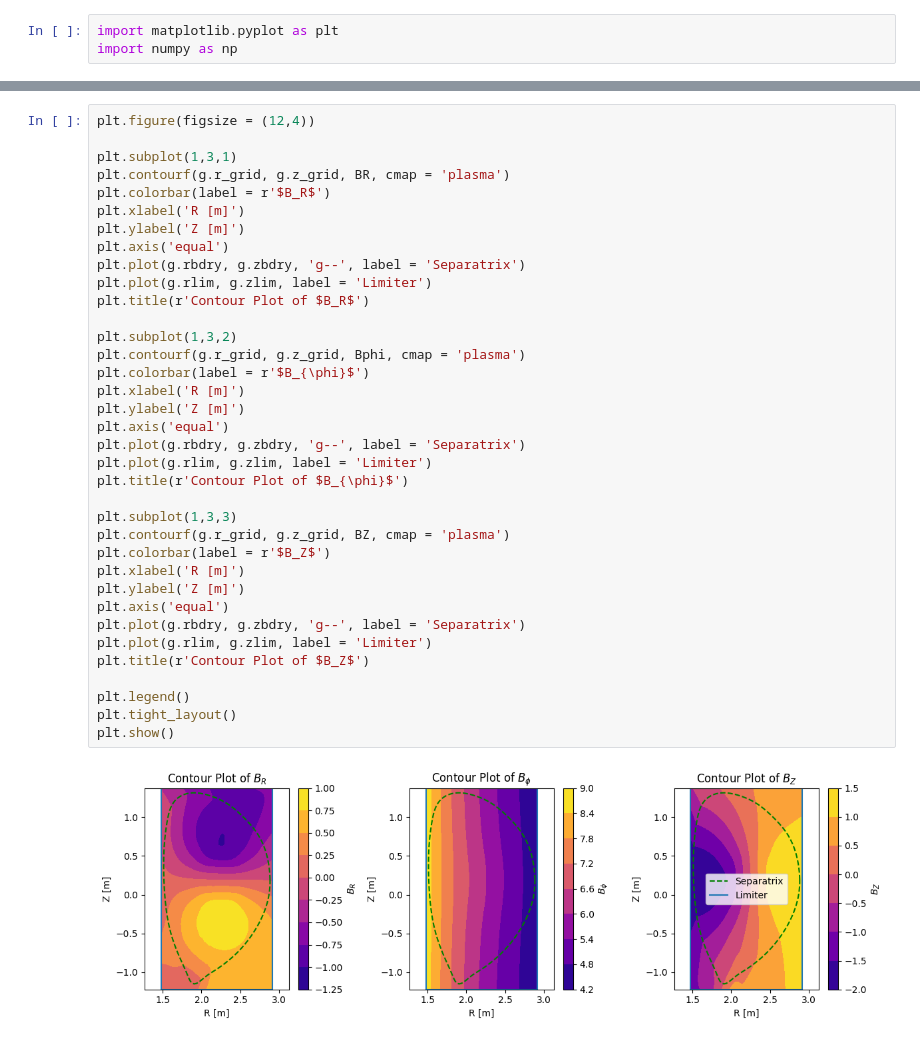
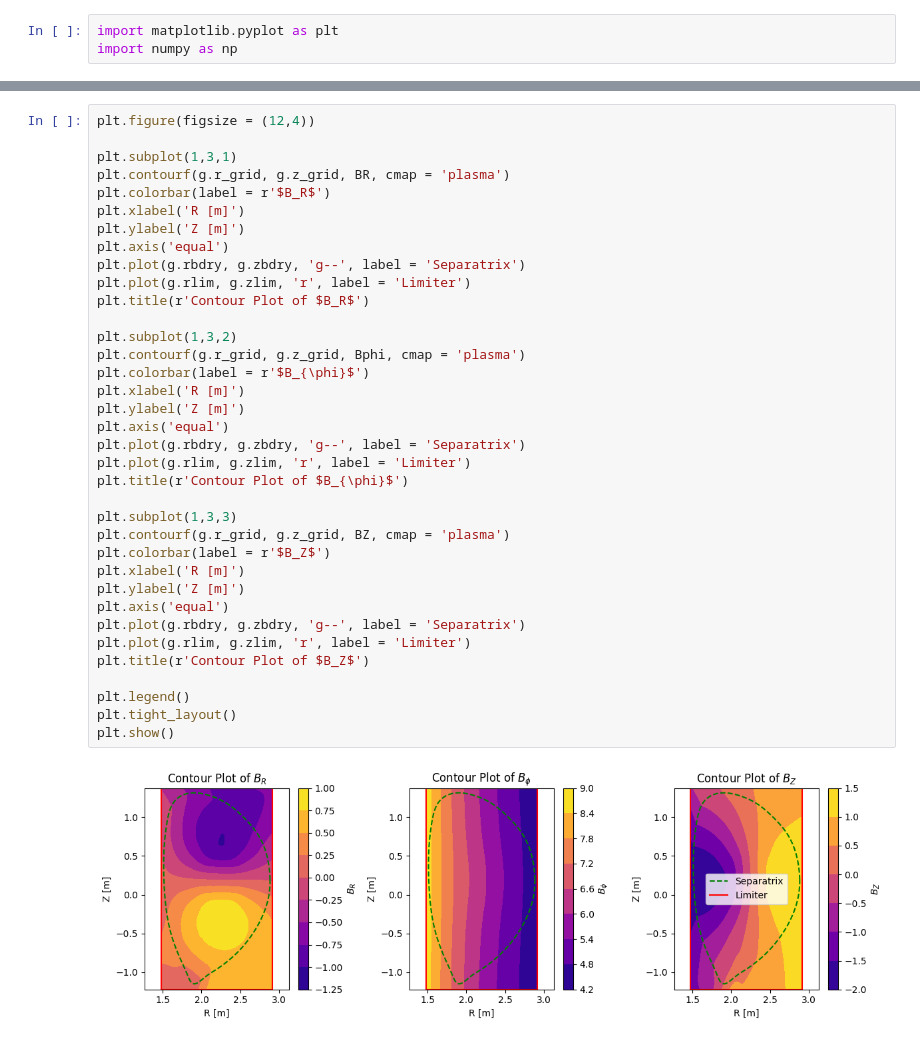
Before and after one commit to swarajsao1/Plasma, a Jupyter notebook: DTT/DTT.ipynb, the cells around one changed output, grey strips where cells are left out. Saved outputs shown, nothing was run; the diff lists cells and outputs as text.

```diff
--- a/DTT/DTT.ipynb
+++ b/DTT/DTT.ipynb
@@ -27,34 +53,34 @@ plt.subplot(1,3,1)
 plt.contourf(g.r_grid, g.z_grid, BR, cmap = 'plasma')
 plt.colorbar(label = r'$B_R$')
 plt.xlabel('R [m]')
 plt.ylabel('Z [m]')
 plt.axis('equal')
 plt.plot(g.rbdry, g.zbdry, 'g--', label = 'Separatrix')
-plt.plot(g.rlim, g.zlim, label = 'Limiter')
+plt.plot(g.rlim, g.zlim, 'r', label = 'Limiter')
 plt.title(r'Contour Plot of $B_R$')
 
 plt.subplot(1,3,2)
 plt.contourf(g.r_grid, g.z_grid, Bphi, cmap = 'plasma')
 plt.colorbar(label = r'$B_{\phi}$')
 plt.xlabel('R [m]')
 plt.ylabel('Z [m]')
 plt.axis('equal')
 plt.plot(g.rbdry, g.zbdry, 'g--', label = 'Separatrix')
-plt.plot(g.rlim, g.zlim, label = 'Limiter')
+plt.plot(g.rlim, g.zlim, 'r', label = 'Limiter')
 plt.title(r'Contour Plot of $B_{\phi}$')
 
 plt.subplot(1,3,3)
 plt.contourf(g.r_grid, g.z_grid, BZ, cmap = 'plasma')
 plt.colorbar(label = r'$B_Z$')
 plt.xlabel('R [m]')
 plt.ylabel('Z [m]')
 plt.axis('equal')
 plt.plot(g.rbdry, g.zbdry, 'g--', label = 'Separatrix')
-plt.plot(g.rlim, g.zlim, label = 'Limiter')
+plt.plot(g.rlim, g.zlim, 'r', label = 'Limiter')
 plt.title(r'Contour Plot of $B_Z$')
 
 plt.legend()
 plt.tight_layout()
 plt.show()
 # %% [output]
-[figure, old version]
+[figure, new version]
```
Also changed, not shown: parts of 2 cells of this notebook, 1 other file.
